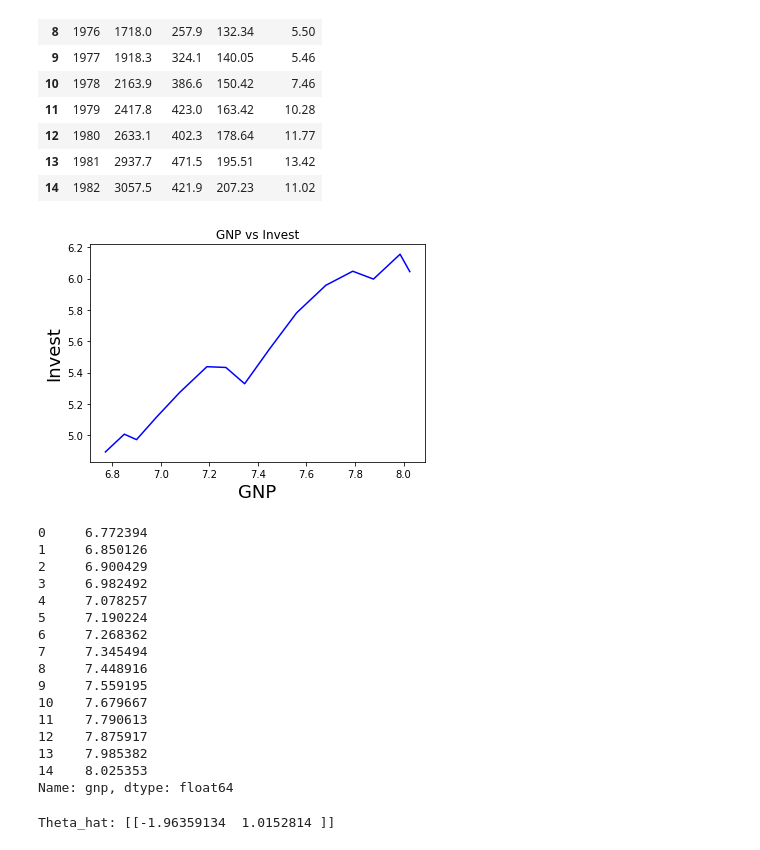
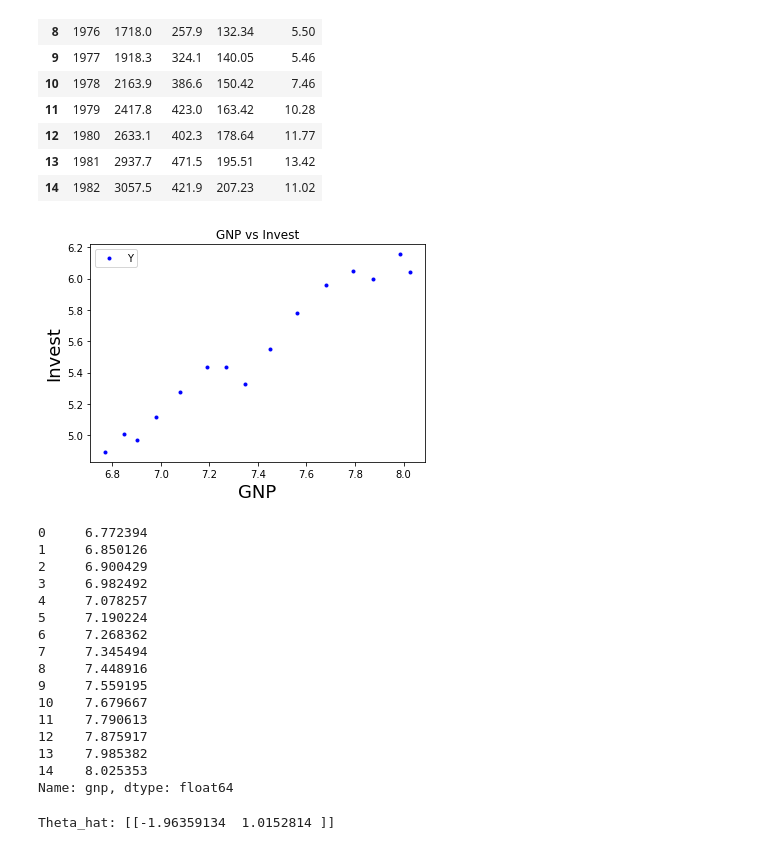
Before and after one commit to tbinetruy/Telecom-MDI720, a Jupyter notebook: TP/TP2/TP2.ipynb, the cells around one changed output. Cells and saved outputs as stored; diff of their text form; code cells hidden in the pictures.

Commit message:
added plot and refactored student test

```diff
--- a/TP/TP2/TP2.ipynb
+++ b/TP/TP2/TP2.ipynb
@@ -48,26 +48,27 @@ display(df)
 # %%
 def log_scale(vect):
     return np.log(vect)
 
 def normalize_df(data):
     data["gnp"] = log_scale(data["gnp"])
     data["invest"] = log_scale(data["invest"])
 
 def plot_gnp_vs_invest(data):
     gnp = data["gnp"]
     invest = data["invest"]
     plt.figure()
-    plt.plot(gnp, invest, color='blue', label='Father')
+    plt.plot(gnp, invest, color='blue', label='Y', marker='.', linestyle = 'None')
     plt.ylabel('Invest', fontsize=18)
     plt.xlabel('GNP', fontsize=18)
     plt.title("GNP vs Invest")
+    plt.legend()
     plt.show()
 
 normalize_df(df)
 plot_gnp_vs_invest(df)
 print(df["gnp"])
 # %% [output]
-[figure, old version]
+[figure, new version]
 0     6.772394
 1     6.850126
 2     6.900429
```
Also changed, not shown: parts of 5 cells of this notebook.
